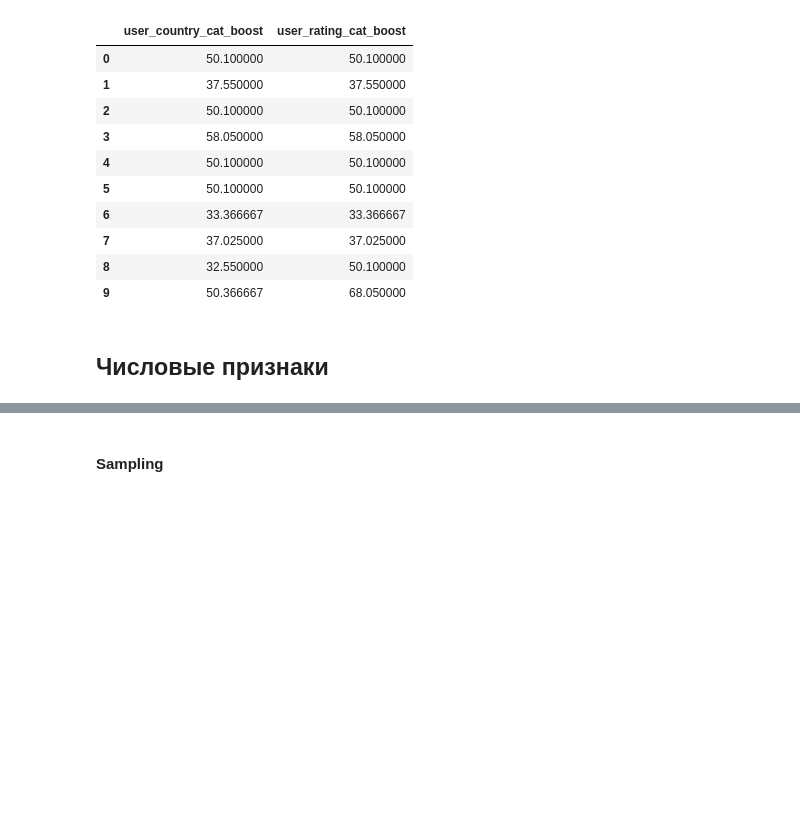
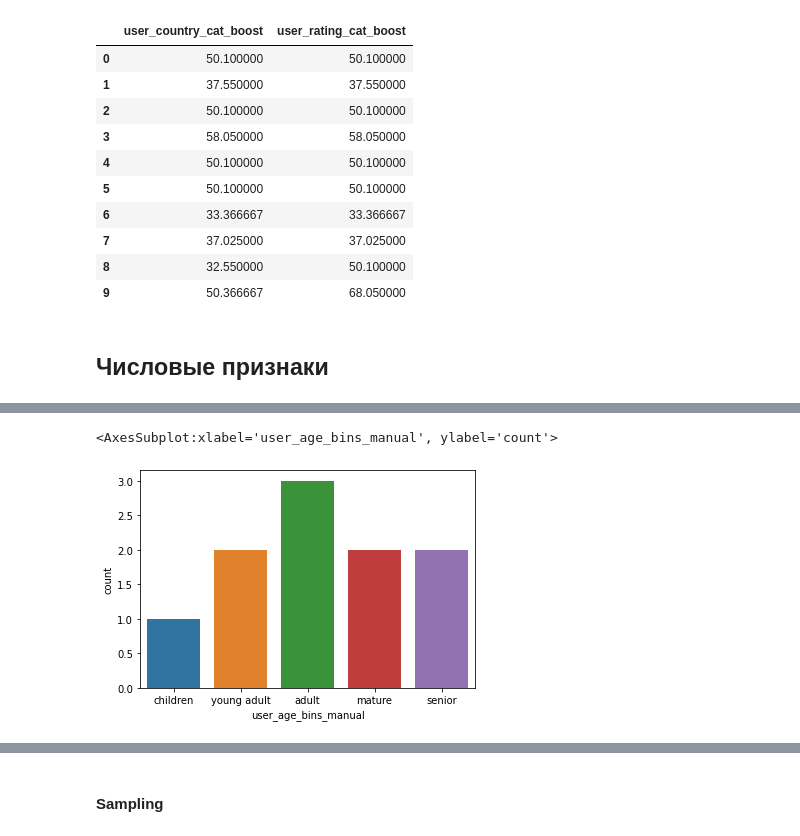
Before and after one commit to ryndovaira-org/data_science_lectures, a Jupyter notebook: 04_data_preparation/lectures/04_feature_engineering.ipynb, the cells around one changed output, grey strips where cells are left out. Drawn from its saved outputs; the diff is of its cells as text; code cells hidden in the pictures; blank space fills up the shorter version.

```diff
--- a/04_data_preparation/lectures/04_feature_engineering.ipynb
+++ b/04_data_preparation/lectures/04_feature_engineering.ipynb
@@ -1212,0 +1311,15 @@ df[['user_country_cat_boost', 'user_rating_cat_boost']]
+# %%
+# также можно установить интервалы вручную
+user_age_bins_manual = [0, 18,
+                        25, 50,
+                        75, 150]
+
+user_age_labels_manual = ['children', 'young adult',
+                          'adult', 'mature',
+                          'senior']
+df['user_age_bins_manual'] = pd.cut(df.user_age,
+                             bins=user_age_bins_manual,
+                             labels=user_age_labels_manual,
+                             include_lowest=True)
+
+df[['user_age', 'user_age_bins_manual']]
@@ -1212,0 +1338,5 @@ df[['user_country_cat_boost', 'user_rating_cat_boost']]
+# %%
+sns.countplot(x=df.user_age_bins_manual)
+# %% [output]
+<AxesSubplot:xlabel='user_age_bins_manual', ylabel='count'>
+[figure, added]
```
Also changed, not shown: parts of 18 cells of this notebook, 2 other files.
